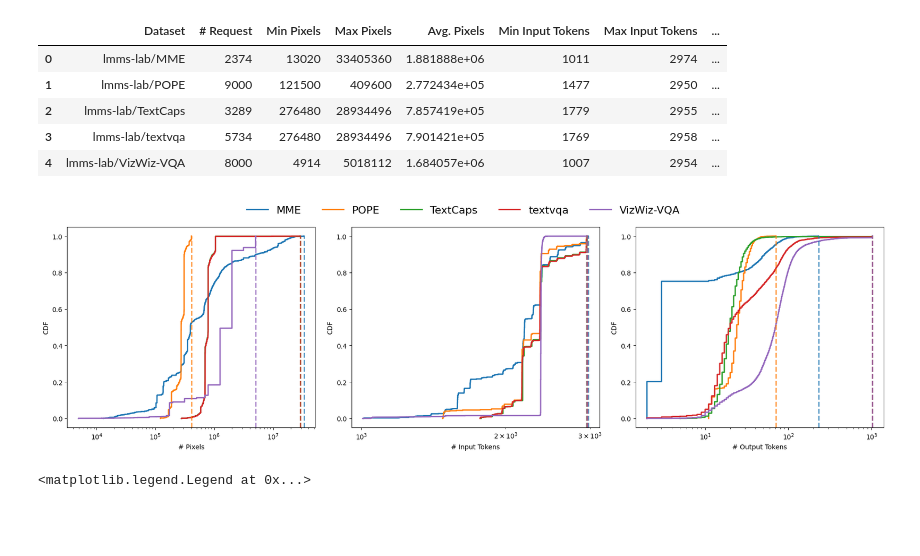
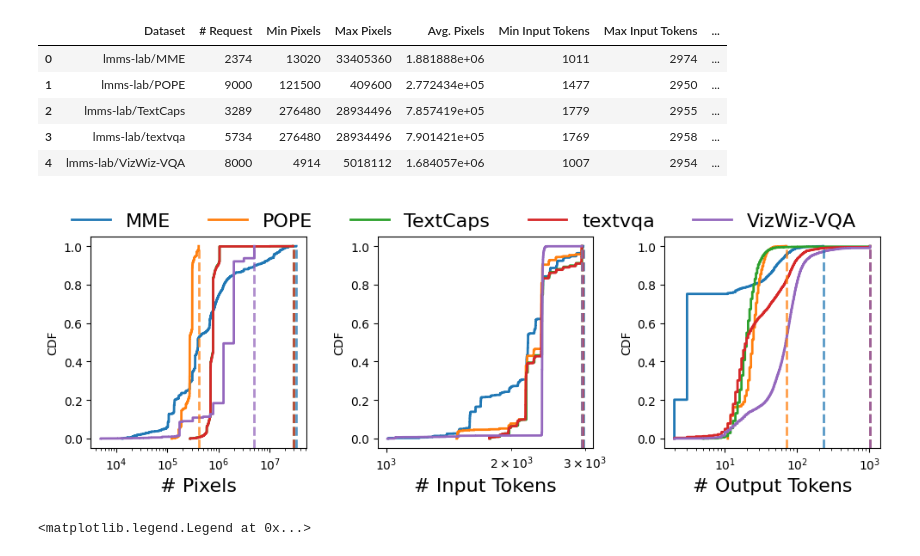
Before and after one commit to dongxianzhe/hydrainfer, a Jupyter notebook: evaluation/dataset_analysis/plot.ipynb, the cells around one changed output. Saved outputs shown, nothing was run; the diff lists cells and outputs as text; code cells hidden in the pictures; blank space fills up the shorter version.

Commit message:
[fix] update plot script.

```diff
--- a/evaluation/dataset_analysis/plot.ipynb
+++ b/evaluation/dataset_analysis/plot.ipynb
@@ -76,7 +76,8 @@ display(df)
 import matplotlib.pyplot as plt
 def draw_workload_distribution_cdf():
     # plt.rcParams.update({"font.size": 22})
-    fig, axes = plt.subplots(1, 3, figsize=(18, 5))
+    fontsize=16
+    fig, axes = plt.subplots(1, 3, figsize=(10, 3.3))
 
     for dataset in all_data:
         all_n_pixels: list[int] = []
@@ -84,38 +85,40 @@ def draw_workload_distribution_cdf():
         all_n_output_tokens: list[int] = []
         for request in dataset['requests']:
             for image_size in request['images_size']:
                 all_n_pixels.append(image_size[0] * image_size[1])
             all_n_input_tokens.append(request['n_input_tokens'])
             all_n_output_tokens.append(request['n_output_tokens'])
         label = dataset['dataset'].split('/')[1]
         axes[0].ecdf(all_n_pixels, label=label, linewidth=2)
         axes[1].ecdf(all_n_input_tokens, label=label, linewidth=2)
         axes[2].ecdf(all_n_output_tokens, label=label, linewidth=2)
 
     # Draw vertical line at the end of the CDF
     for ax in axes:
         for line in list(ax.get_lines()):
             color = line.get_color()
             x_max = line.get_xdata()[-1]
             ax.plot([x_max, x_max], [-0.05, 1.0], color=color, linestyle="--", alpha=0.75, linewidth=2)
 
-    axes[0].set_xlabel("# Pixels")
-    axes[1].set_xlabel("# Input Tokens")
-    axes[2].set_xlabel("# Output Tokens")
+    axes[0].set_xlabel("# Pixels", fontsize=fontsize)
+    axes[1].set_xlabel("# Input Tokens", fontsize=fontsize)
+    axes[2].set_xlabel("# Output Tokens", fontsize=fontsize)
 
     for ax in axes:
         ax.set_xscale("log")
         ax.set_ylim(-0.05, 1.05)
         ax.set_ylabel("CDF")
+        for label in ax.get_xticklabels():
+            label.set_fontsize(fontsize-6)
 
     handles, labels = axes[-1].get_legend_handles_labels()
-    fig.legend(handles, labels, loc="upper center", bbox_to_anchor=(0.5, 1.10), ncol=5, frameon=False, prop={"size": 16})
+    fig.legend(handles, labels, loc="upper center", bbox_to_anchor=(0.5, 1.10), ncol=5, frameon=False, prop={"size": fontsize})
     fig.tight_layout()
 
     fig.savefig(os.path.join(figures_dir, "dataset_analysis.pdf"), bbox_inches="tight")
 draw_workload_distribution_cdf()
 # %% [output]
-[figure, old version]
+[figure, new version]
 # %%
 import numpy as np
 import matplotlib.pyplot as plt
```
Also changed, not shown: 4 other files.
